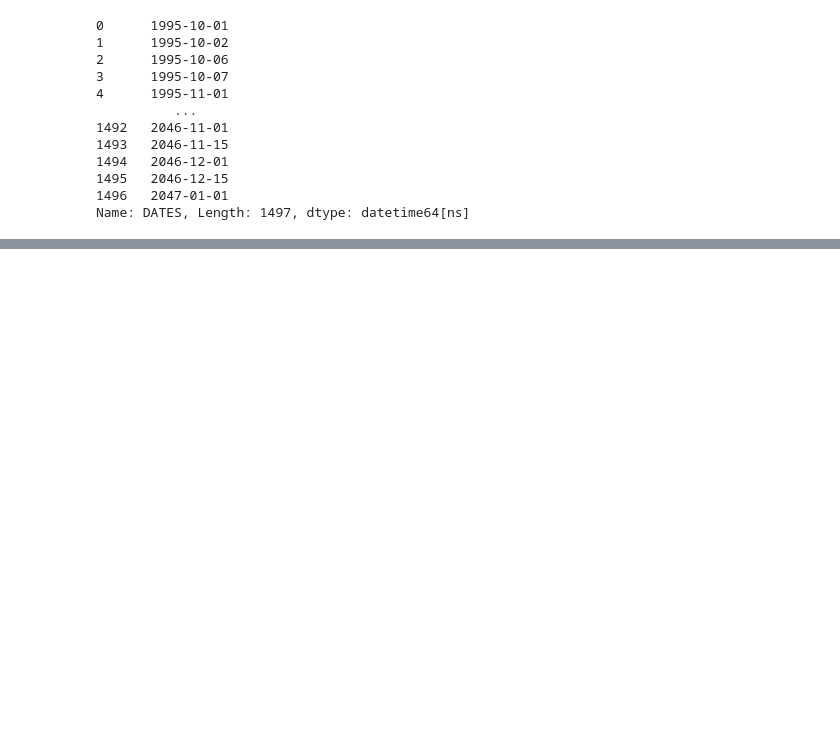
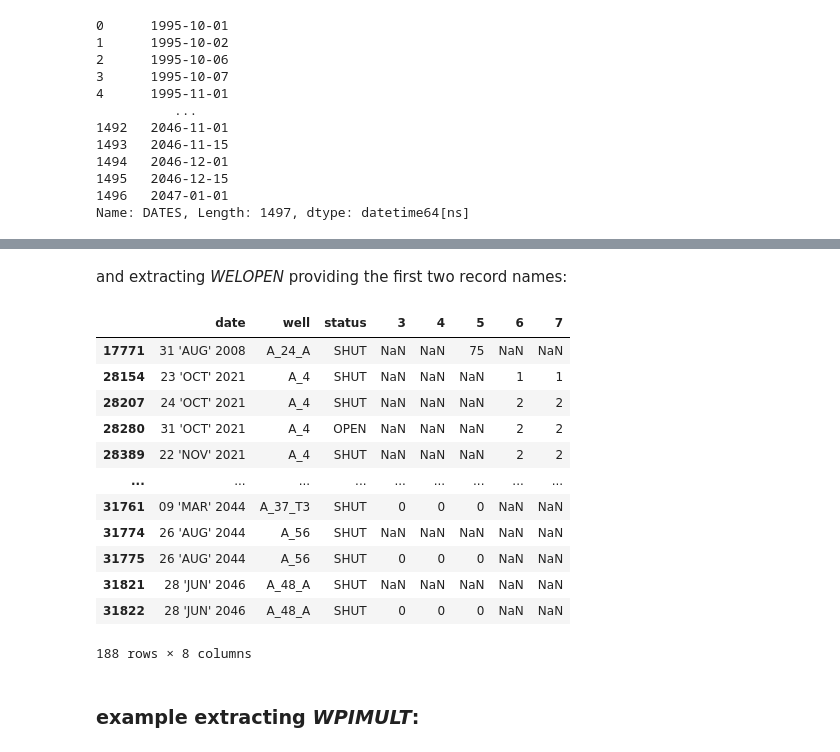
Before and after one commit to martincarlosaraya/schedule_reader, a Jupyter notebook: src/schedule_reader_demo.ipynb, the cells around one changed output, grey strips where cells are left out. Saved outputs shown, nothing was run; the diff lists cells and outputs as text; code cells hidden in the pictures; blank space fills up the shorter version.

Commit message:
updated demo notebook with different cases of record names

```diff
--- a/src/schedule_reader_demo.ipynb
+++ b/src/schedule_reader_demo.ipynb
@@ -186,6 +217,26 @@ keyword2df(path, 'WELOPEN')
 | 31821 | 28 'JUN' 2046 | A_48_A | SHUT | NaN | NaN | NaN | NaN | NaN |
 | 31822 | 28 'JUN' 2046 | A_48_A | SHUT | 0 | 0 | 0 | NaN | NaN |
 188 rows × 8 columns
+# %% [markdown]
+and extracting _WELOPEN_ providing the first two record names:
+# %%
+keyword2df(path, 'WELOPEN', record_names=['well', 'status'])
+# %% [output]
+|  | date | well | status | 3 | 4 | 5 | 6 | 7 |
+| 17771 | 31 'AUG' 2008 | A_24_A | SHUT | NaN | NaN | 75 | NaN | NaN |
+| 28154 | 23 'OCT' 2021 | A_4 | SHUT | NaN | NaN | NaN | 1 | 1 |
+| 28207 | 24 'OCT' 2021 | A_4 | SHUT | NaN | NaN | NaN | 2 | 2 |
+| 28280 | 31 'OCT' 2021 | A_4 | OPEN | NaN | NaN | NaN | 2 | 2 |
+| 28389 | 22 'NOV' 2021 | A_4 | SHUT | NaN | NaN | NaN | 2 | 2 |
+| ... | ... | ... | ... | ... | ... | ... | ... | ... |
+| 31761 | 09 'MAR' 2044 | A_37_T3 | SHUT | 0 | 0 | 0 | NaN | NaN |
+| 31774 | 26 'AUG' 2044 | A_56 | SHUT | NaN | NaN | NaN | NaN | NaN |
+| 31775 | 26 'AUG' 2044 | A_56 | SHUT | 0 | 0 | 0 | NaN | NaN |
+| 31821 | 28 'JUN' 2046 | A_48_A | SHUT | NaN | NaN | NaN | NaN | NaN |
+| 31822 | 28 'JUN' 2046 | A_48_A | SHUT | 0 | 0 | 0 | NaN | NaN |
+188 rows × 8 columns
+# %% [markdown]
+### example extracting _WPIMULT_:
 # %%
 keyword2df(path, 'WPIMULT')
 # %% [output]
```
Also changed, not shown: parts of 20 cells of this notebook.
